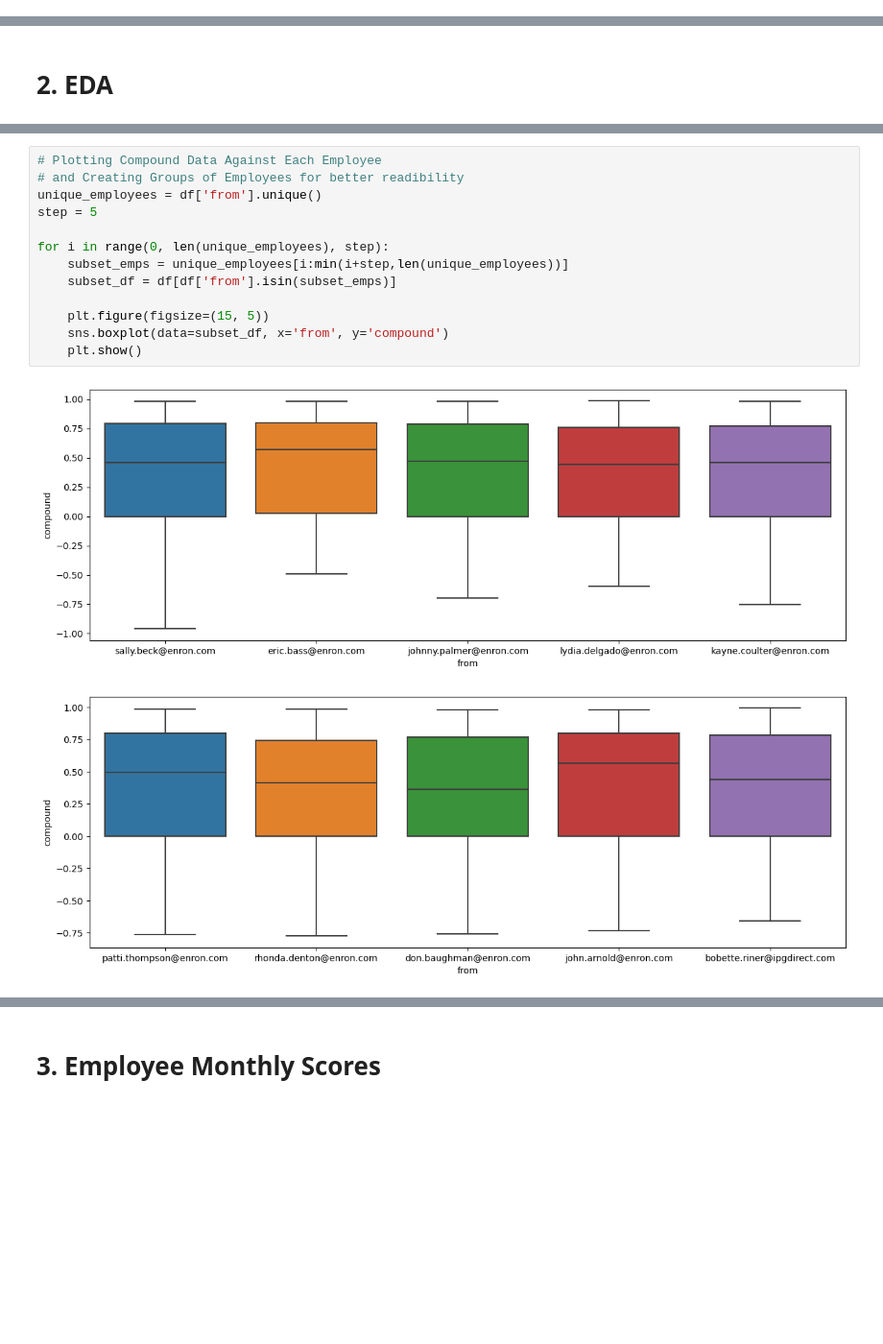
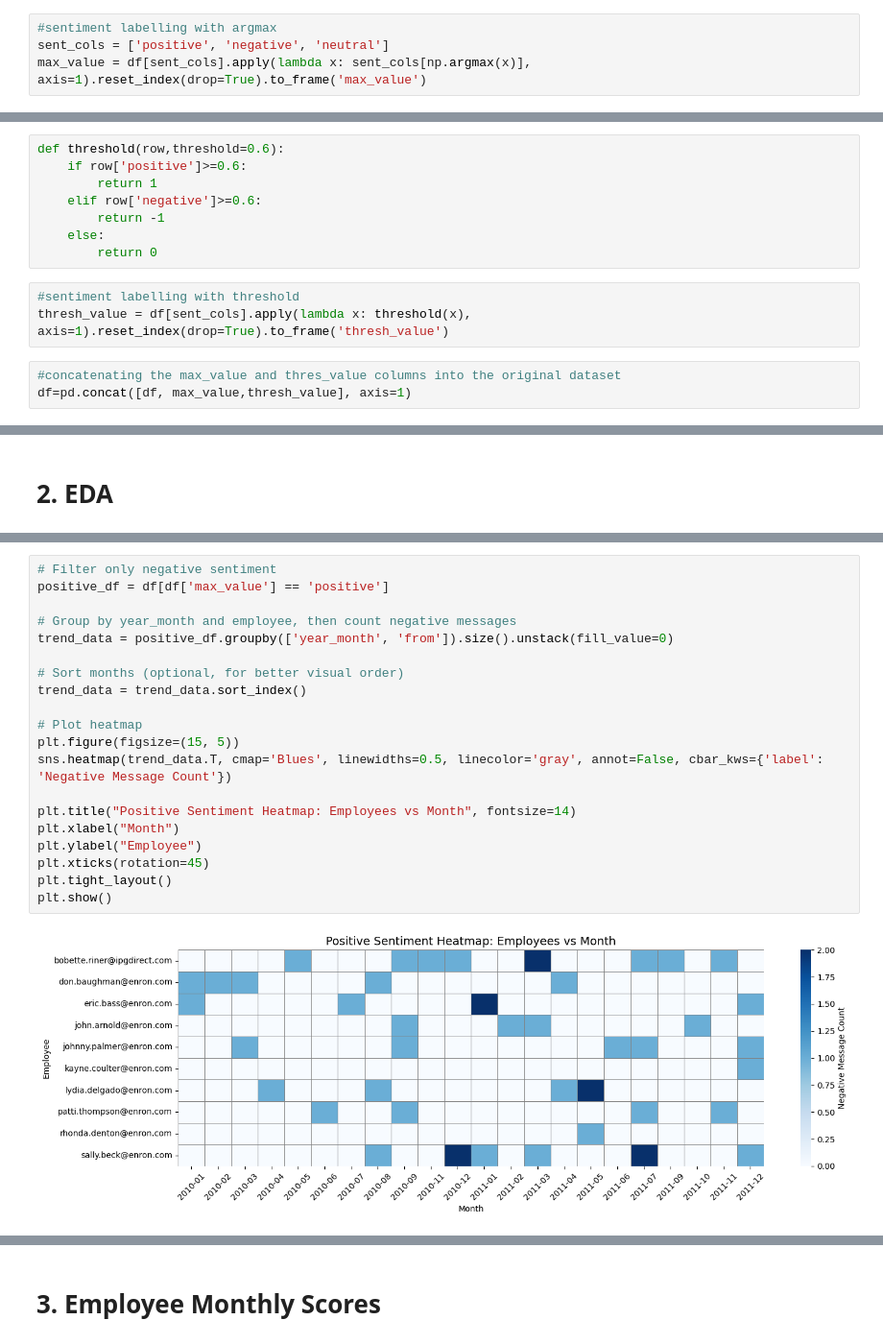
Before and after one commit to MoizPasha/SentimentScoreLinearRegression, a Jupyter notebook: SentimentAnalyser.ipynb, the cells around one changed output, grey strips where cells are left out. Shown at 96% size. Saved outputs shown, nothing was run; the diff lists cells and outputs as text; blank space fills up the shorter version.

```diff
--- a/SentimentAnalyser.ipynb
+++ b/SentimentAnalyser.ipynb
@@ -65,0 +142,4 @@ df = pd.concat([df, sent_df], axis=1)
+# %%
+#sentiment labelling with argmax
+sent_cols = ['positive', 'negative', 'neutral']
+max_value = df[sent_cols].apply(lambda x: sent_cols[np.argmax(x)], axis=1).reset_index(drop=True).to_frame('max_value')
@@ -66,3 +150,17 @@ df = pd.concat([df, sent_df], axis=1)
+# %%
+def threshold(row,threshold=0.6):
+    if row['positive']>=0.6:
+        return 1
+    elif row['negative']>=0.6:
+        return -1
+    else:
+        return 0
+# %%
+#sentiment labelling with threshold
+thresh_value = df[sent_cols].apply(lambda x: threshold(x), axis=1).reset_index(drop=True).to_frame('thresh_value')
+# %%
+#concatenating the max_value and thres_value columns into the original dataset
+df=pd.concat([df, max_value,thresh_value], axis=1)
 # %%
 df.head()
 # %% [output]
@@ -95,17 +326,23 @@ sns.boxplot(data=df, x='compound', y='domain')
 # %%
-# Plotting Compound Data Against Each Employee
-# and Creating Groups of Employees for better readibility
-unique_employees = df['from'].unique()
-step = 5
+# Filter only negative sentiment
+positive_df = df[df['max_value'] == 'positive']
 
-for i in range(0, len(unique_employees), step):
-    subset_emps = unique_employees[i:min(i+step,len(unique_employees))]
-    subset_df = df[df['from'].isin(subset_emps)]
+# Group by year_month and employee, then count negative messages
+trend_data = positive_df.groupby(['year_month', 'from']).size().unstack(fill_value=0)
 
-    plt.figure(figsize=(15, 5))
-    sns.boxplot(data=subset_df, x='from', y='compound')
-    plt.show()
+# Sort months (optional, for better visual order)
+trend_data = trend_data.sort_index()
+
+# Plot heatmap
+plt.figure(figsize=(15, 5))
+sns.heatmap(trend_data.T, cmap='Blues', linewidths=0.5, linecolor='gray', annot=False, cbar_kws={'label': 'Negative Message Count'})
+
+plt.title("Positive Sentiment Heatmap: Employees vs Month", fontsize=14)
+plt.xlabel("Month")
+plt.ylabel("Employee")
+plt.xticks(rotation=45)
+plt.tight_layout()
+plt.show()
 # %% [output]
-[figure, old version]
+[figure, new version]
-[figure, removed]
 # %%
```
Also changed, not shown: parts of 81 cells of this notebook.
